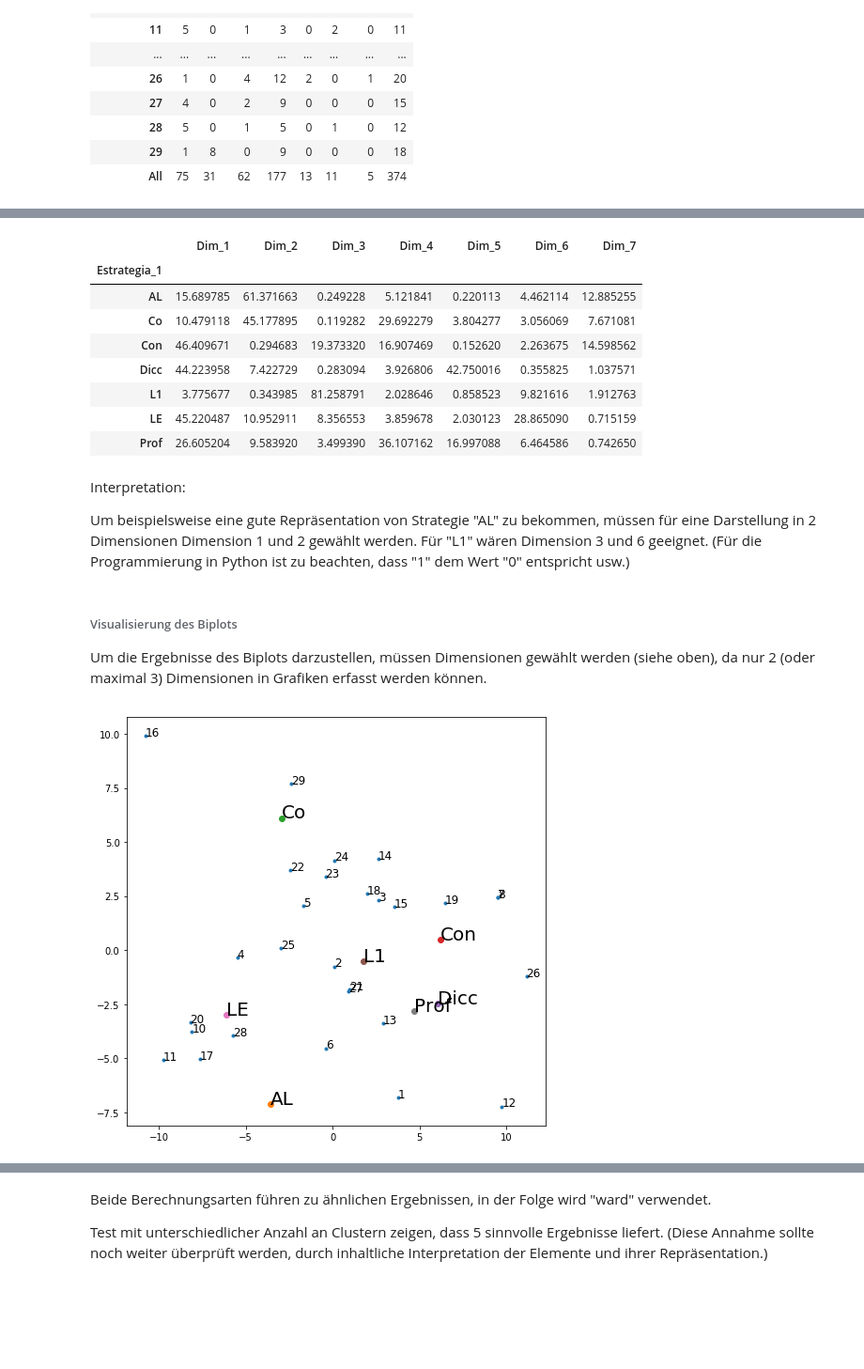
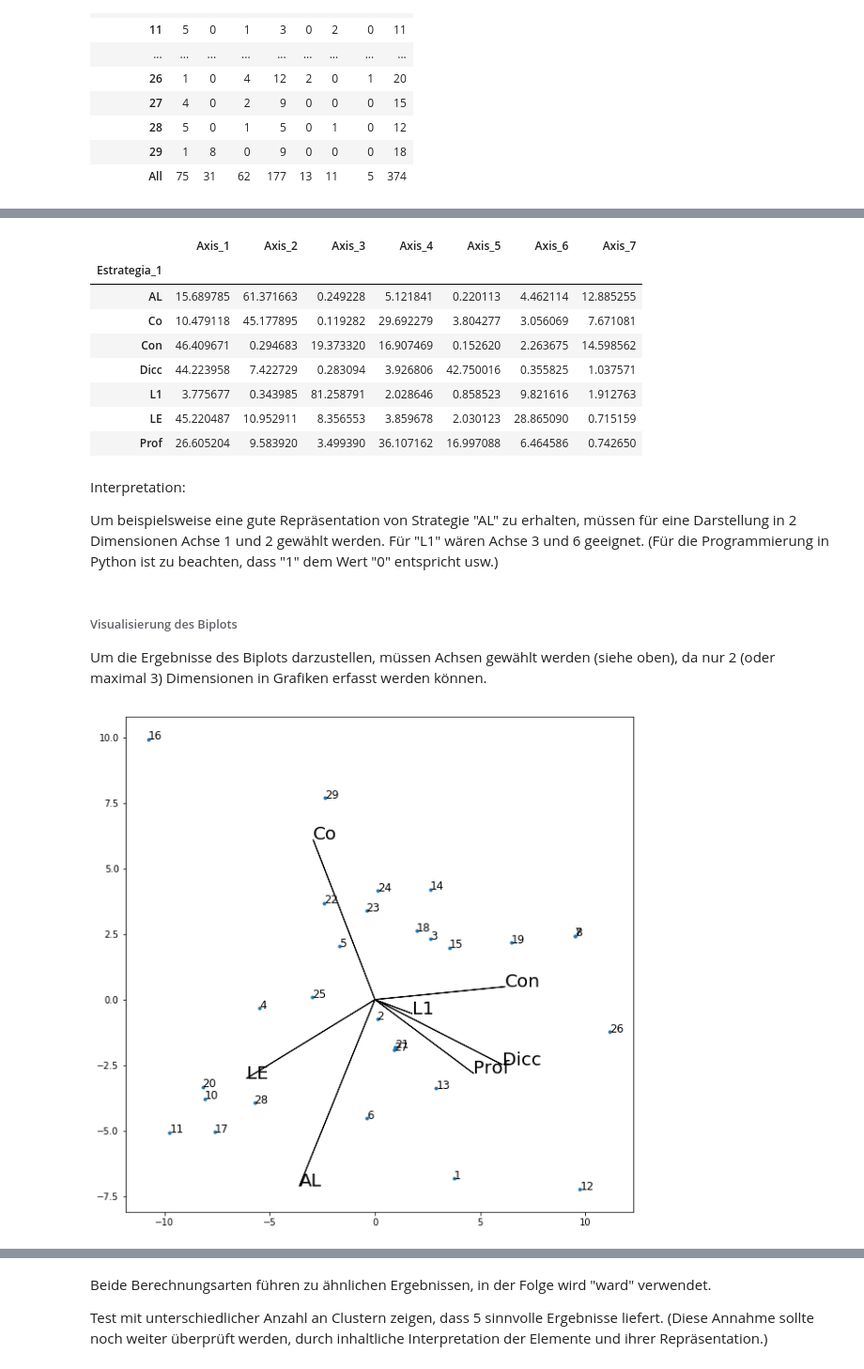
Before and after one commit to martinakienberger/Strategienanalyse_Voc, a Jupyter notebook: Datenanalyse_Voc_Valencia.ipynb, the cells around one changed output, grey strips where cells are left out. Shown: that part at 94% size. Saved outputs shown, nothing was run; the diff lists cells and outputs as text; code cells hidden in the pictures; blank space fills up the shorter version.

Commit message:
Biplot-Grafk verbessert

```diff
--- a/Datenanalyse_Voc_Valencia.ipynb
+++ b/Datenanalyse_Voc_Valencia.ipynb
@@ -278 +247,8 @@ C = C/scf
+# %%
+Biplot_A2L = biplot.Classic(CTA2.values[:-1,:-1], 7, method = 1)
+# %%
+R = Biplot_A2L.RowCoord
+C = Biplot_A2L.ColCoord
+cr = Biplot_A2L.RowCont
+cc = Biplot_A2L.ColCont
 # %% [markdown]
@@ -299,9 +282,9 @@ pd.DataFrame(cf, columns = ['Dim_'+str(el+1) for el in range(7)], index = CTA2.i
 | 28 | 55.334419 | 37.112207 | 3.752708 | 0.310037 | 0.844948 | 2.587401 | 0.058280 |
 | 29 | 3.157485 | 47.171625 | 0.150475 | 32.650267 | 16.566268 | 0.163288 | 0.140593 |
 # %%
-pd.DataFrame(cc, columns = ['Dim_'+str(el+1) for el in range(7)], index = CTA2.columns[:-1])
+pd.DataFrame(cc, columns = ['Axis_'+str(el+1) for el in range(7)], index = CTA2.columns[:-1])
 # %% [output]
-|  | Dim_1 | Dim_2 | Dim_3 | Dim_4 | Dim_5 | Dim_6 | Dim_7 |
+|  | Axis_1 | Axis_2 | Axis_3 | Axis_4 | Axis_5 | Axis_6 | Axis_7 |
 | Estrategia_1 |  |  |  |  |  |  |  |
 | AL | 15.689785 | 61.371663 | 0.249228 | 5.121841 | 0.220113 | 4.462114 | 12.885255 |
 | Co | 10.479118 | 45.177895 | 0.119282 | 29.692279 | 3.804277 | 3.056069 | 7.671081 |
@@ -313,25 +296,25 @@ pd.DataFrame(cc, columns = ['Dim_'+str(el+1) for el in range(7)], index = CTA2.c
 # %% [markdown]
 Interpretation:
 
-Um beispielsweise eine gute Repräsentation von Strategie "AL" zu bekommen, müssen für eine Darstellung in 2 Dimensionen Dimension 1 und 2 gewählt werden. Für "L1" wären Dimension 3 und 6 geeignet.
+Um beispielsweise eine gute Repräsentation von Strategie "AL" zu erhalten, müssen für eine Darstellung in 2 Dimensionen Achse 1 und 2 gewählt werden. Für "L1" wären Achse 3 und 6 geeignet.
 (Für die Programmierung in Python ist zu beachten, dass "1" dem Wert "0" entspricht usw.)
 # %% [markdown]
 ###### Visualisierung des Biplots
 
-Um die Ergebnisse des Biplots darzustellen, müssen Dimensionen gewählt werden (siehe oben), da nur 2 (oder maximal 3) Dimensionen in Grafiken erfasst werden können.
+Um die Ergebnisse des Biplots darzustellen, müssen Achsen gewählt werden (siehe oben), da nur 2 (oder maximal 3) Dimensionen in Grafiken erfasst werden können.
 # %%
-fig = plt.figure(figsize=(8,8))
+fig = plt.figure(figsize=(10,10))
 ax1 = fig.add_subplot(111)
 
 ax1.scatter(R[:,0],R[:,1], s = 9)
 for i in range(R.shape[0]):
     ax1.text(R[i,0],R[i,1], str(CTA2.index[:-1][i]), fontsize=12 )
 for i in range(C.shape[0]):
-    #ax1.arrow(0,0,C[i,0],C[i,1])
-    ax1.scatter(C[i,0],C[i,1])
+    ax1.arrow(0,0,C[i,0],C[i,1])
+    #ax1.scatter(C[i,0],C[i,1])
     ax1.text(C[i,0],C[i,1],CTA2.columns[:-1][i],fontsize=20)
 
 plt.show()
 # %% [output]
-[figure, old version]
+[figure, new version]
 # %% [markdown]
```
Also changed, not shown: parts of 29 cells of this notebook.
